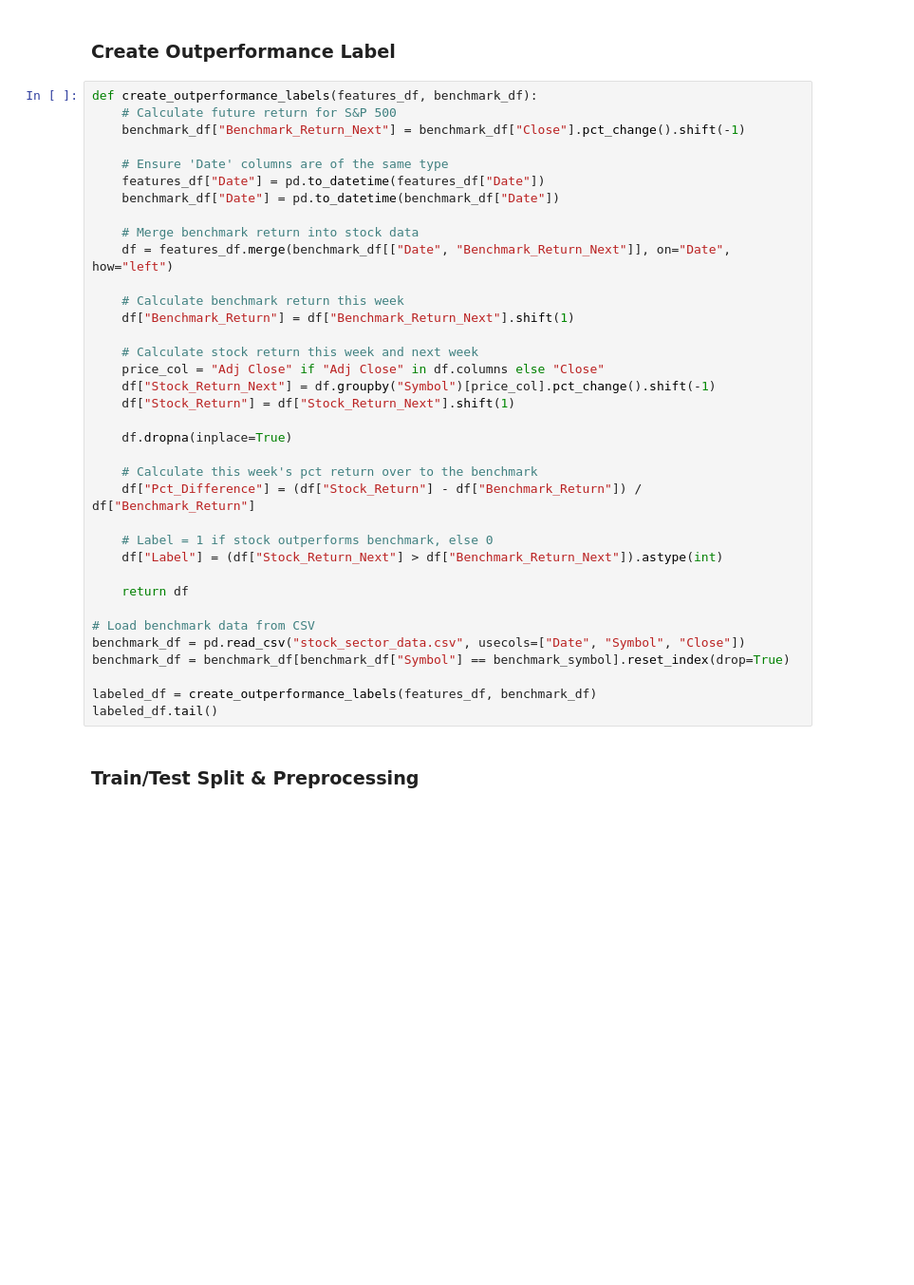
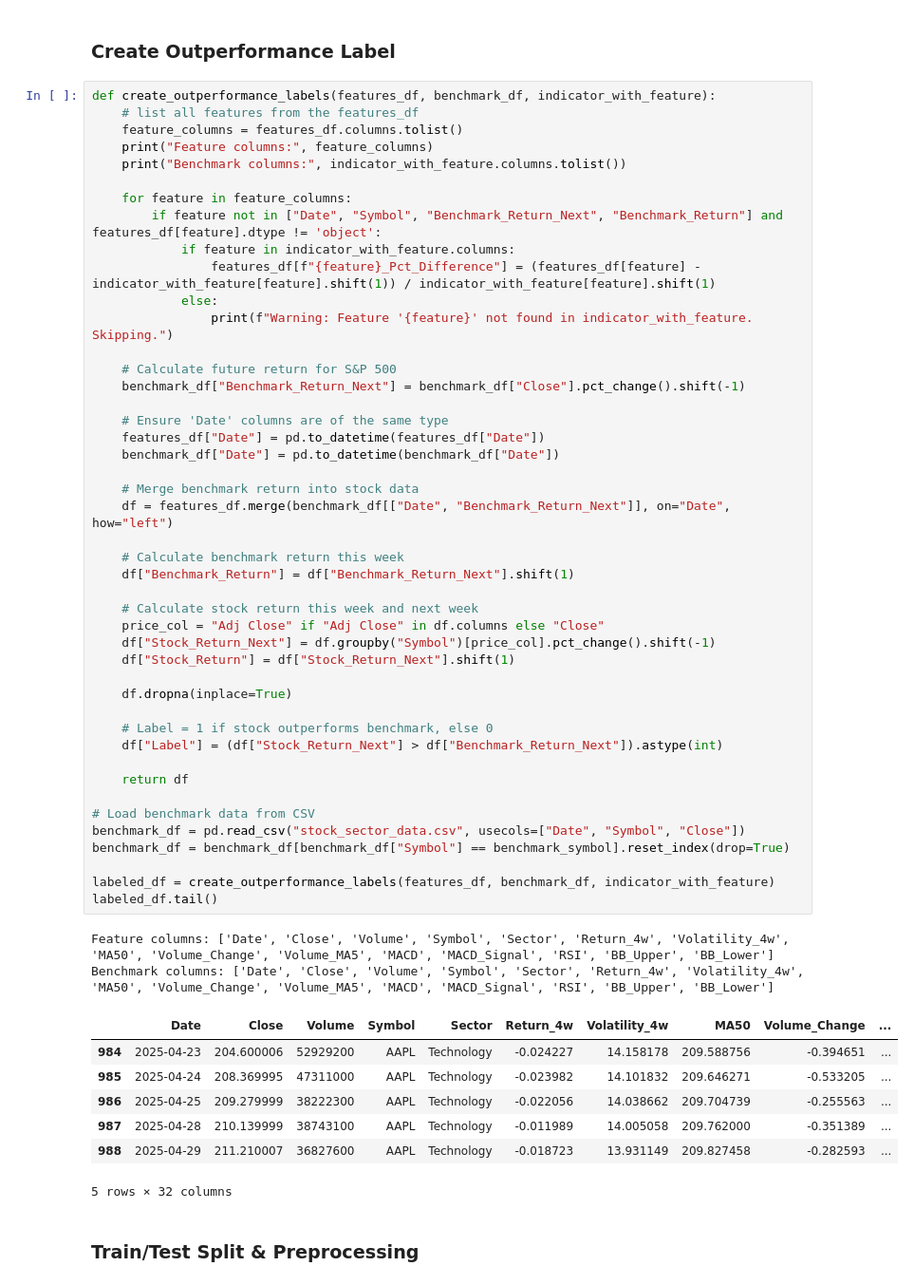
Before and after one commit to PEEMAI2004/CPE-232-Project, a Jupyter notebook: Portfolio Management Project Using Random Forest.ipynb, the cells around one changed output. Shown at 95% size. Saved outputs shown, nothing was run; the diff lists cells and outputs as text; blank space fills up the shorter version.

```diff
--- a/Portfolio Management Project Using Random Forest.ipynb
+++ b/Portfolio Management Project Using Random Forest.ipynb
@@ -103,41 +105,60 @@ features_df.head()
 # %% [markdown]
 ### Create Outperformance Label
 # %%
-def create_outperformance_labels(features_df, benchmark_df):
+def create_outperformance_labels(features_df, benchmark_df, indicator_with_feature):
+    # list all features from the features_df
+    feature_columns = features_df.columns.tolist()
+    print("Feature columns:", feature_columns)
+    print("Benchmark columns:", indicator_with_feature.columns.tolist())
+
+    for feature in feature_columns:
+        if feature not in ["Date", "Symbol", "Benchmark_Return_Next", "Benchmark_Return"] and features_df[feature].dtype != 'object':
+            if feature in indicator_with_feature.columns:
+                features_df[f"{feature}_Pct_Difference"] = (features_df[feature] - indicator_with_feature[feature].shift(1)) / indicator_with_feature[feature].shift(1)
+            else:
+                print(f"Warning: Feature '{feature}' not found in indicator_with_feature. Skipping.")
+
     # Calculate future return for S&P 500
     benchmark_df["Benchmark_Return_Next"] = benchmark_df["Close"].pct_change().shift(-1)
 
     # Ensure 'Date' columns are of the same type
     features_df["Date"] = pd.to_datetime(features_df["Date"])
     benchmark_df["Date"] = pd.to_datetime(benchmark_df["Date"])
 
     # Merge benchmark return into stock data
     df = features_df.merge(benchmark_df[["Date", "Benchmark_Return_Next"]], on="Date", how="left")
 
     # Calculate benchmark return this week
     df["Benchmark_Return"] = df["Benchmark_Return_Next"].shift(1)
 
     # Calculate stock return this week and next week
     price_col = "Adj Close" if "Adj Close" in df.columns else "Close"
     df["Stock_Return_Next"] = df.groupby("Symbol")[price_col].pct_change().shift(-1)
     df["Stock_Return"] = df["Stock_Return_Next"].shift(1)
 
     df.dropna(inplace=True)
 
-    # Calculate this week's pct return over to the benchmark
-    df["Pct_Difference"] = (df["Stock_Return"] - df["Benchmark_Return"]) / df["Benchmark_Return"]
-
     # Label = 1 if stock outperforms benchmark, else 0
     df["Label"] = (df["Stock_Return_Next"] > df["Benchmark_Return_Next"]).astype(int)
 
     return df
 
 # Load benchmark data from CSV
 benchmark_df = pd.read_csv("stock_sector_data.csv", usecols=["Date", "Symbol", "Close"])
 benchmark_df = benchmark_df[benchmark_df["Symbol"] == benchmark_symbol].reset_index(drop=True)
 
-labeled_df = create_outperformance_labels(features_df, benchmark_df)
+labeled_df = create_outperformance_labels(features_df, benchmark_df, indicator_with_feature)
 labeled_df.tail()
+# %% [output]
+Feature columns: ['Date', 'Close', 'Volume', 'Symbol', 'Sector', 'Return_4w', 'Volatility_4w', 'MA50', 'Volume_Change', 'Volume_MA5', 'MACD', 'MACD_Signal', 'RSI', 'BB_Upper', 'BB_Lower']
+Benchmark columns: ['Date', 'Close', 'Volume', 'Symbol', 'Sector', 'Return_4w', 'Volatility_4w', 'MA50', 'Volume_Change', 'Volume_MA5', 'MACD', 'MACD_Signal', 'RSI', 'BB_Upper', 'BB_Lower']
+|  | Date | Close | Volume | Symbol | Sector | Return_4w | Volatility_4w | MA50 | Volume_Change | ... |
+| 984 | 2025-04-23 | 204.600006 | 52929200 | AAPL | Technology | -0.024227 | 14.158178 | 209.588756 | -0.394651 | ... |
+| 985 | 2025-04-24 | 208.369995 | 47311000 | AAPL | Technology | -0.023982 | 14.101832 | 209.646271 | -0.533205 | ... |
+| 986 | 2025-04-25 | 209.279999 | 38222300 | AAPL | Technology | -0.022056 | 14.038662 | 209.704739 | -0.255563 | ... |
+| 987 | 2025-04-28 | 210.139999 | 38743100 | AAPL | Technology | -0.011989 | 14.005058 | 209.762000 | -0.351389 | ... |
+| 988 | 2025-04-29 | 211.210007 | 36827600 | AAPL | Technology | -0.018723 | 13.931149 | 209.827458 | -0.282593 | ... |
+5 rows × 32 columns
 # %% [markdown]
 ### Train/Test Split & Preprocessing
 # %%
```
Also changed, not shown: parts of 28 cells of this notebook, 1 other file.
